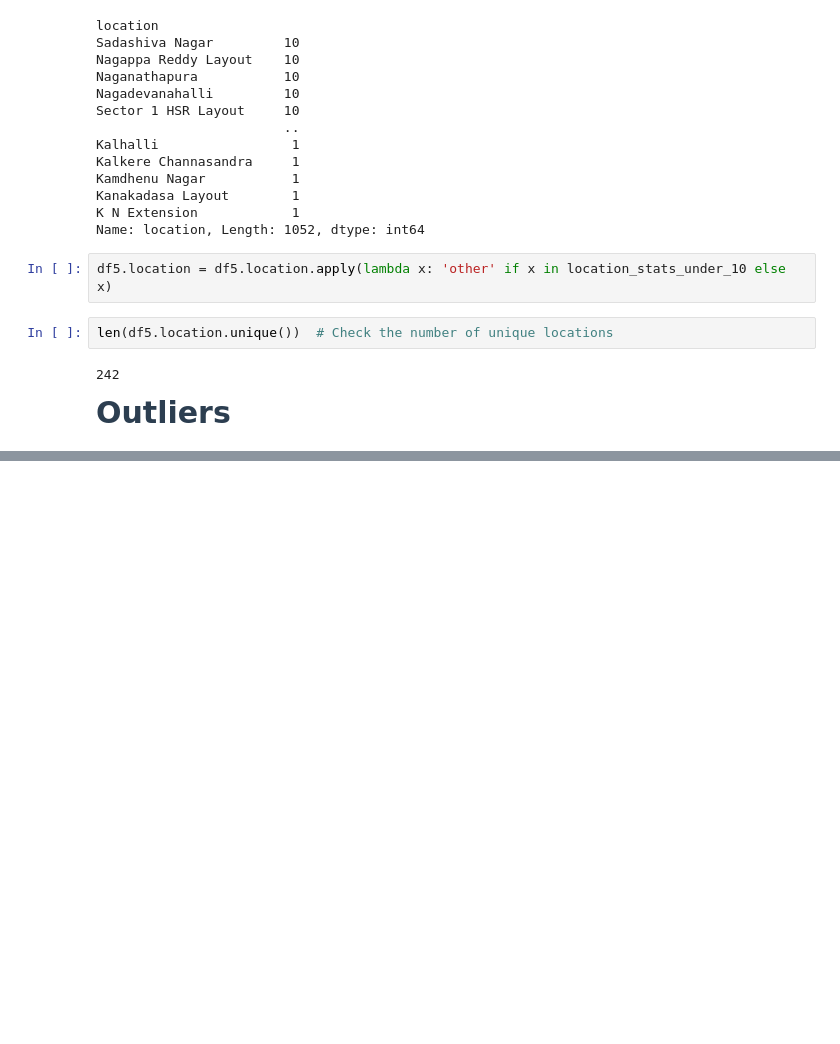
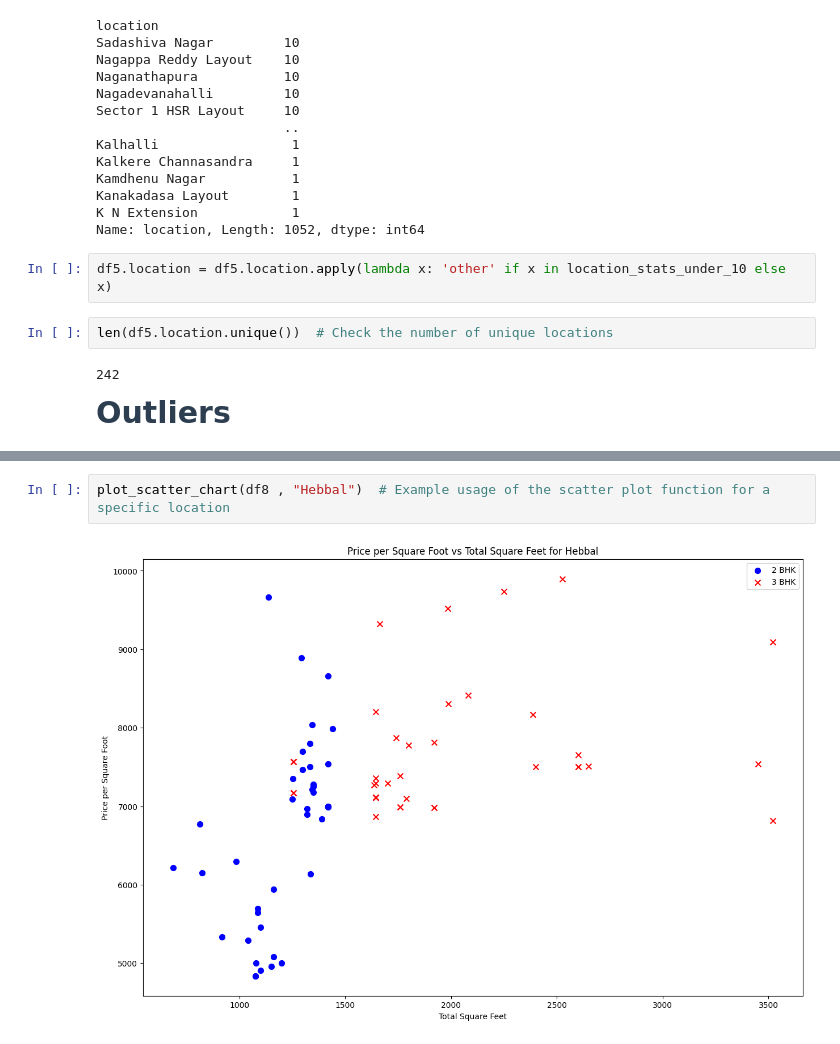
Before and after one commit to AbdeslemHMN/website_prdict_home_price, a Jupyter notebook: model/model.ipynb, the cells around one changed output, grey strips where cells are left out. Saved outputs shown, nothing was run; the diff lists cells and outputs as text; blank space fills up the shorter version.

```diff
--- a/model/model.ipynb
+++ b/model/model.ipynb
@@ -458,0 +610,4 @@ len(df5.location.unique())  # Check the number of unique locations
+# %%
+plot_scatter_chart(df8 , "Hebbal")  # Example usage of the scatter plot function for a specific location
+# %% [output]
+[figure, added]
```
Also changed, not shown: parts of 41 cells of this notebook.
